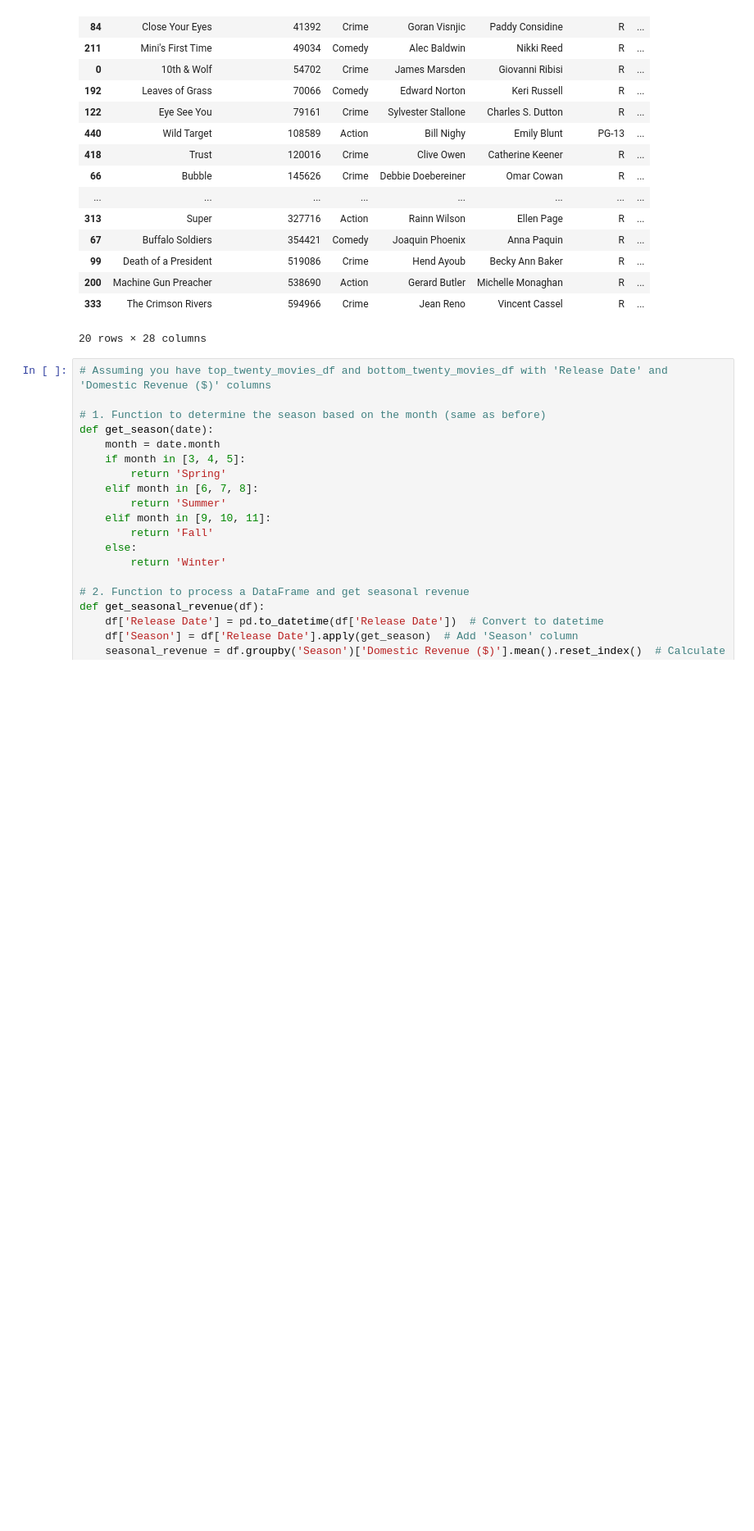
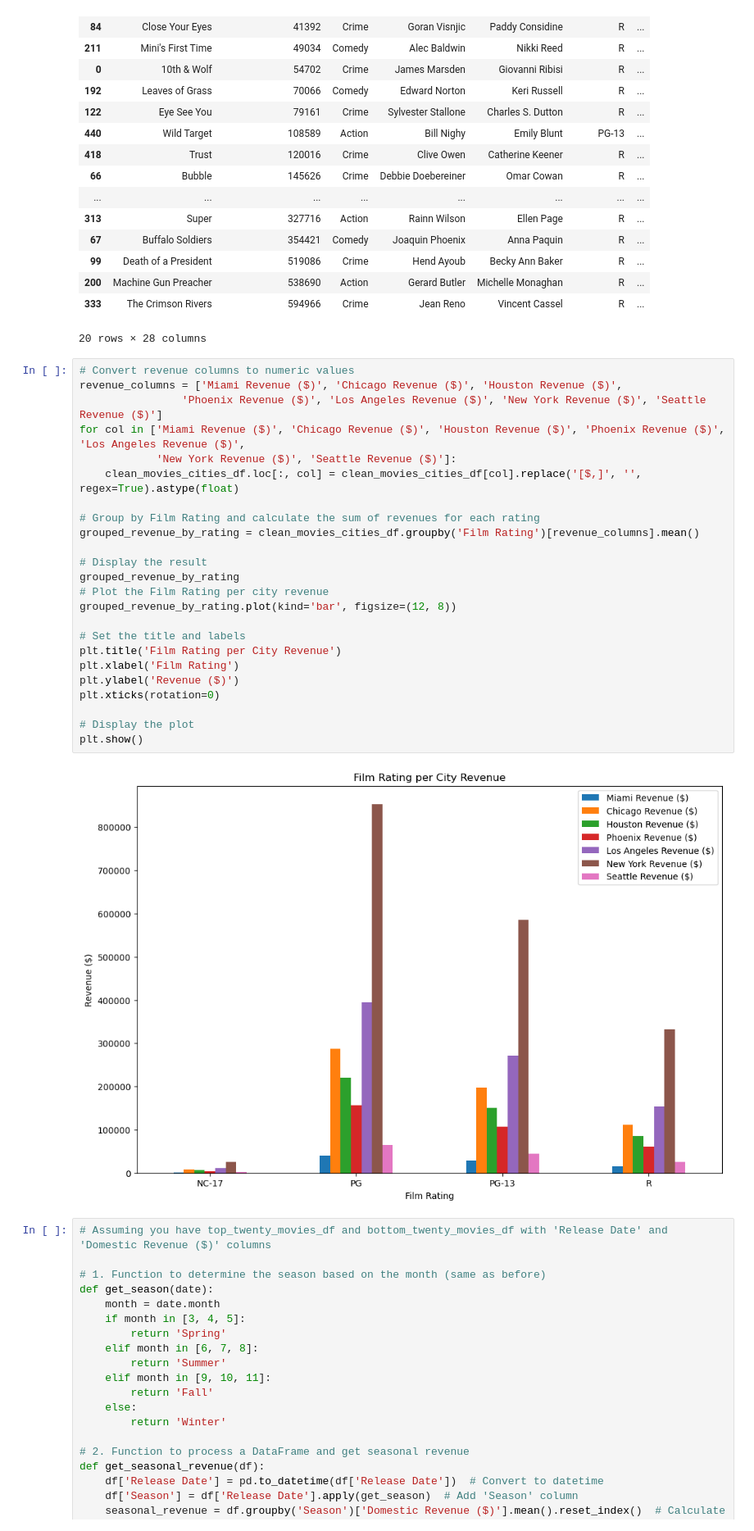
Before and after one commit to Armand57araujo/i-tickets, a Jupyter notebook: pythonnotebook.ipynb, the cells around one changed output. Shown at 82% size. Cells and saved outputs as stored; diff of their text form; blank space fills up the shorter version.

Commit message:
added Laetitia chart/graph

```diff
--- a/pythonnotebook.ipynb
+++ b/pythonnotebook.ipynb
@@ -2471,6 +2471,32 @@ bottom_twenty_movies_df
 | 200 | Machine Gun Preacher | 538690 | Action | Gerard Butler | Michelle Monaghan | R | ... |
 | 333 | The Crimson Rivers | 594966 | Crime | Jean Reno | Vincent Cassel | R | ... |
 20 rows × 28 columns
+# %%
+# Convert revenue columns to numeric values
+revenue_columns = ['Miami Revenue ($)', 'Chicago Revenue ($)', 'Houston Revenue ($)',
+                'Phoenix Revenue ($)', 'Los Angeles Revenue ($)', 'New York Revenue ($)', 'Seattle Revenue ($)']
+for col in ['Miami Revenue ($)', 'Chicago Revenue ($)', 'Houston Revenue ($)', 'Phoenix Revenue ($)', 'Los Angeles Revenue ($)',
+            'New York Revenue ($)', 'Seattle Revenue ($)']:
+    clean_movies_cities_df.loc[:, col] = clean_movies_cities_df[col].replace('[$,]', '', regex=True).astype(float)
+
+# Group by Film Rating and calculate the sum of revenues for each rating
+grouped_revenue_by_rating = clean_movies_cities_df.groupby('Film Rating')[revenue_columns].mean()
+
+# Display the result
+grouped_revenue_by_rating
+# Plot the Film Rating per city revenue
+grouped_revenue_by_rating.plot(kind='bar', figsize=(12, 8))
+
+# Set the title and labels
+plt.title('Film Rating per City Revenue')
+plt.xlabel('Film Rating')
+plt.ylabel('Revenue ($)')
+plt.xticks(rotation=0)
+
+# Display the plot
+plt.show()
+# %% [output]
+[figure, added]
 # %%
 # Assuming you have top_twenty_movies_df and bottom_twenty_movies_df with 'Release Date' and 'Domestic Revenue ($)' columns
 
```
